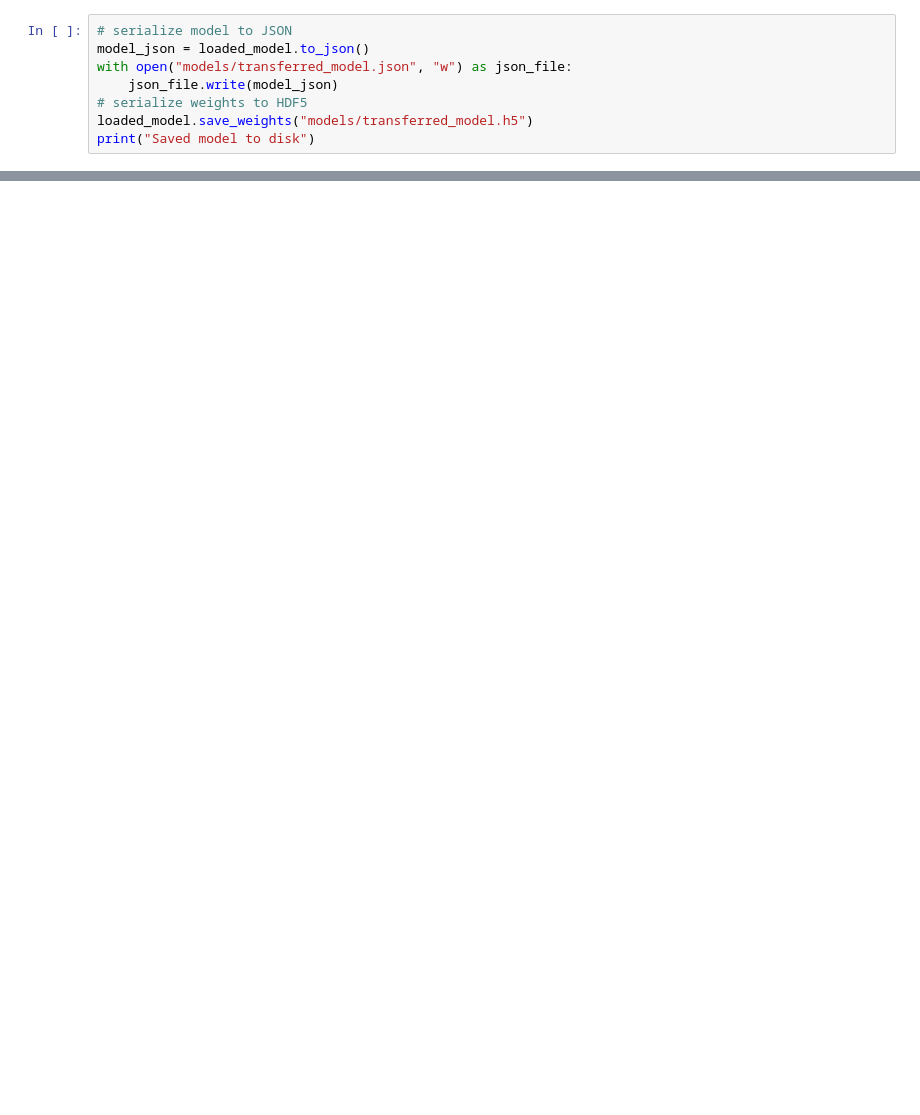
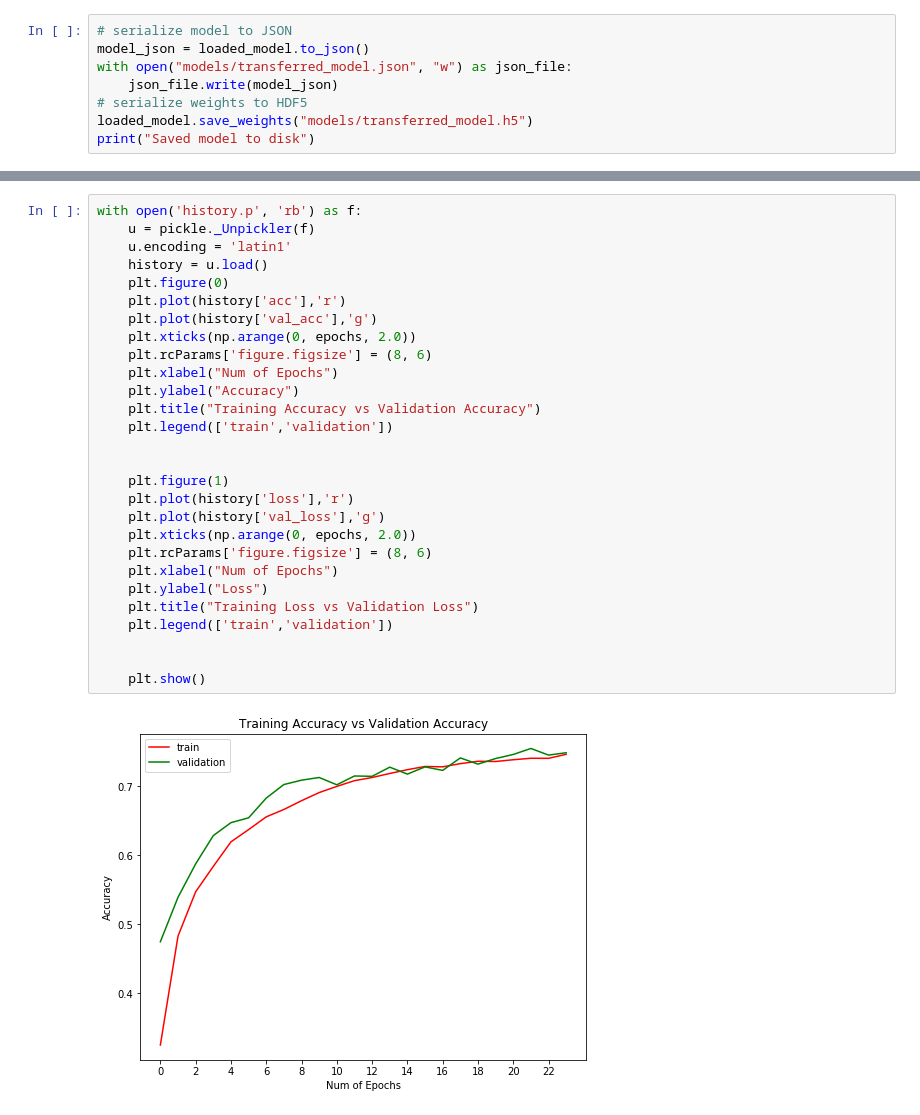
Before and after one commit to halleheho1/Gabor-CNN-CIFAR-10, a Jupyter notebook: Neural Network with Transfer learning.ipynb, the cells around one changed output, grey strips where cells are left out. Saved outputs shown, nothing was run; the diff lists cells and outputs as text; blank space fills up the shorter version.

```diff
--- a/Neural Network with Transfer learning.ipynb
+++ b/Neural Network with Transfer learning.ipynb
@@ -86,0 +232,30 @@ print("Saved model to disk")
+# %%
+with open('history.p', 'rb') as f:
+    u = pickle._Unpickler(f)
+    u.encoding = 'latin1'
+    history = u.load()
+    plt.figure(0)
+    plt.plot(history['acc'],'r')
+    plt.plot(history['val_acc'],'g')
+    plt.xticks(np.arange(0, epochs, 2.0))
+    plt.rcParams['figure.figsize'] = (8, 6)
+    plt.xlabel("Num of Epochs")
+    plt.ylabel("Accuracy")
+    plt.title("Training Accuracy vs Validation Accuracy")
+    plt.legend(['train','validation'])
+
+
+    plt.figure(1)
+    plt.plot(history['loss'],'r')
+    plt.plot(history['val_loss'],'g')
+    plt.xticks(np.arange(0, epochs, 2.0))
+    plt.rcParams['figure.figsize'] = (8, 6)
+    plt.xlabel("Num of Epochs")
+    plt.ylabel("Loss")
+    plt.title("Training Loss vs Validation Loss")
+    plt.legend(['train','validation'])
+
+
+    plt.show()
+# %% [output]
+[figure, added]
```
Also changed, not shown: parts of 17 cells of this notebook, 2 other files.
